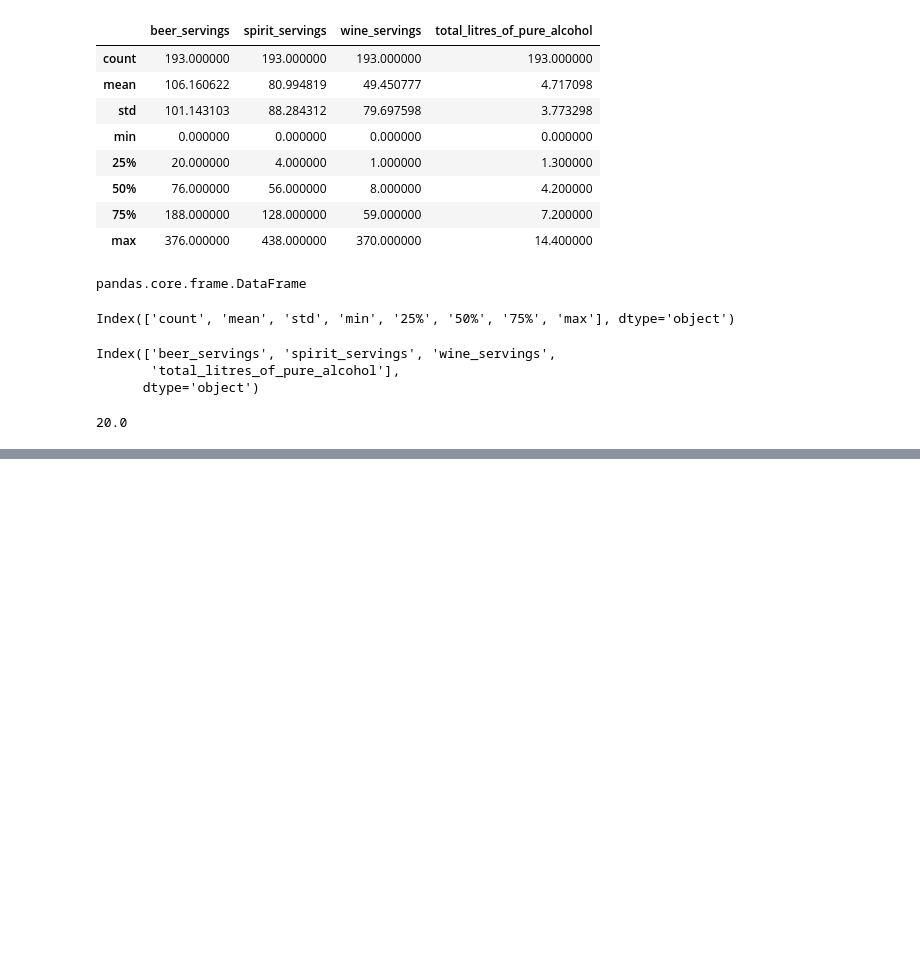
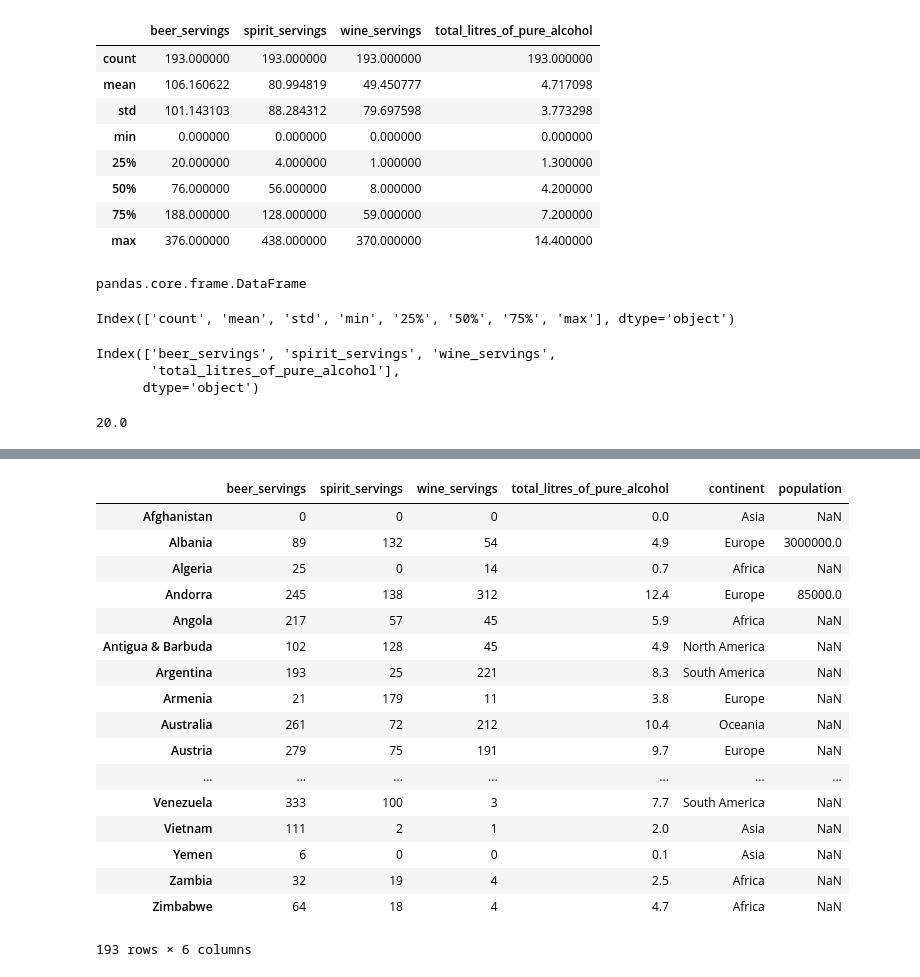
Before and after one commit to Muhammd-Hamza-Sabir/Data-Analysis-using-Pandas, a Jupyter notebook: Pandas Tutorial.ipynb, the cells around one changed output, grey strips where cells are left out. Cells and saved outputs as stored; diff of their text form; code cells hidden in the pictures; blank space fills up the shorter version.

Commit message:
data analysis using pandas

```diff
--- a/Pandas Tutorial.ipynb
+++ b/Pandas Tutorial.ipynb
@@ -1530,0 +1541,3 @@ drinks.describe().loc['25%', 'beer_servings']
+# %%
+drinks.set_index('country', inplace=True)
+drinks.head()
@@ -1530,0 +1619,3 @@ drinks.describe().loc['25%', 'beer_servings']
+# %%
+# let's create a pandas series of countris population
+people = pd.Series([3000000, 85000], index=['Albania', 'Andorra'], name='population')
@@ -1530,0 +1650,22 @@ drinks.describe().loc['25%', 'beer_servings']
+# %%
+# we can append records (horizontally) or columns (vertically) in pandas dataframe
+pd.concat([drinks, people], axis=1)
+# %% [output]
+|  | beer_servings | spirit_servings | wine_servings | total_litres_of_pure_alcohol | continent | population |
+| Afghanistan | 0 | 0 | 0 | 0.0 | Asia | NaN |
+| Albania | 89 | 132 | 54 | 4.9 | Europe | 3000000.0 |
+| Algeria | 25 | 0 | 14 | 0.7 | Africa | NaN |
+| Andorra | 245 | 138 | 312 | 12.4 | Europe | 85000.0 |
+| Angola | 217 | 57 | 45 | 5.9 | Africa | NaN |
+| Antigua & Barbuda | 102 | 128 | 45 | 4.9 | North America | NaN |
+| Argentina | 193 | 25 | 221 | 8.3 | South America | NaN |
+| Armenia | 21 | 179 | 11 | 3.8 | Europe | NaN |
+| Australia | 261 | 72 | 212 | 10.4 | Oceania | NaN |
+| Austria | 279 | 75 | 191 | 9.7 | Europe | NaN |
+| ... | ... | ... | ... | ... | ... | ... |
+| Venezuela | 333 | 100 | 3 | 7.7 | South America | NaN |
+| Vietnam | 111 | 2 | 1 | 2.0 | Asia | NaN |
+| Yemen | 6 | 0 | 0 | 0.1 | Asia | NaN |
+| Zambia | 32 | 19 | 4 | 2.5 | Africa | NaN |
+| Zimbabwe | 64 | 18 | 4 | 4.7 | Africa | NaN |
+193 rows × 6 columns
```
Also changed, not shown: parts of 16 cells of this notebook.
